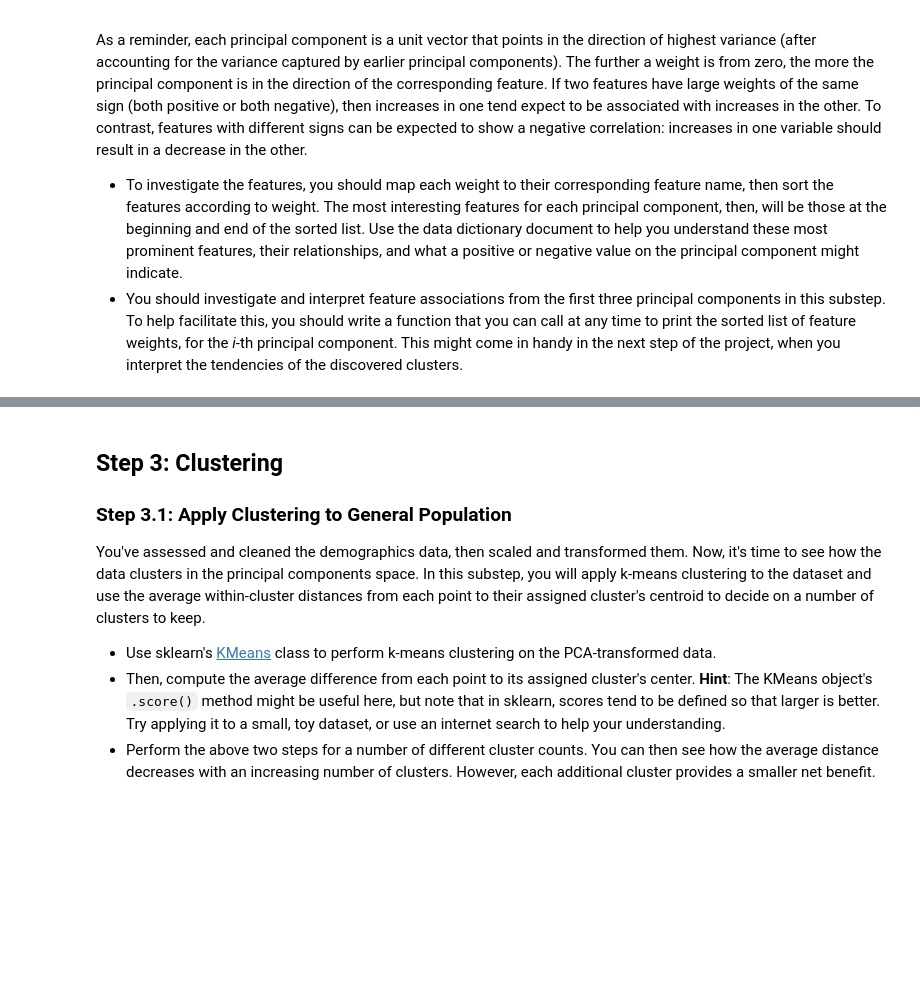
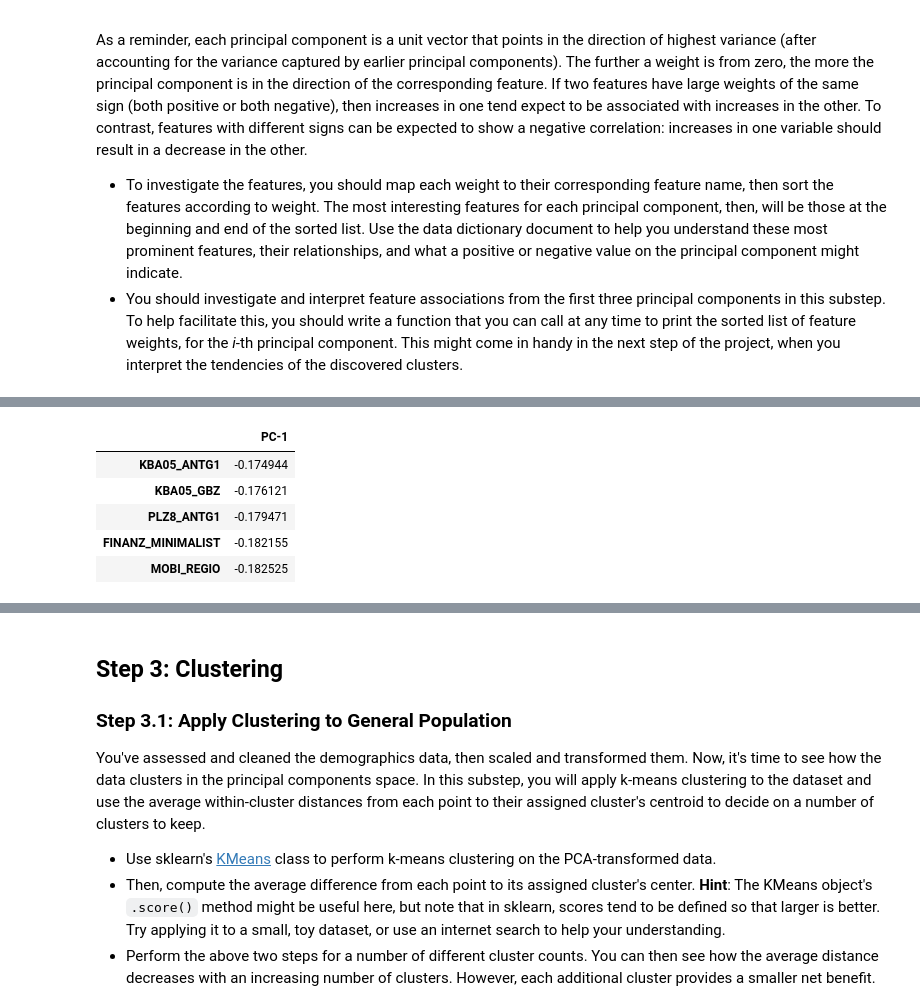
Before and after one commit to waficf/Kaggle_Competitions, a Jupyter notebook: Identify_Customer_Segments.ipynb, the cells around one changed output, grey strips where cells are left out. Saved outputs shown, nothing was run; the diff lists cells and outputs as text; code cells hidden in the pictures; blank space fills up the shorter version.

```diff
--- a/Identify_Customer_Segments.ipynb
+++ b/Identify_Customer_Segments.ipynb
@@ -977,3 +991,12 @@ As a reminder, each principal component is a unit vector that points in the dire
+# %%
+PC_W(azdias_scaled, 0).tail()
+# %% [output]
+|  | PC-1 |
+| KBA05_ANTG1 | -0.174944 |
+| KBA05_GBZ | -0.176121 |
+| PLZ8_ANTG1 | -0.179471 |
+| FINANZ_MINIMALIST | -0.182155 |
+| MOBI_REGIO | -0.182525 |
 # %%
 # Map weights for the second principal component to corresponding feature names
 # and then print the linked values, sorted by weight.
```
Also changed, not shown: parts of 12 cells of this notebook.
